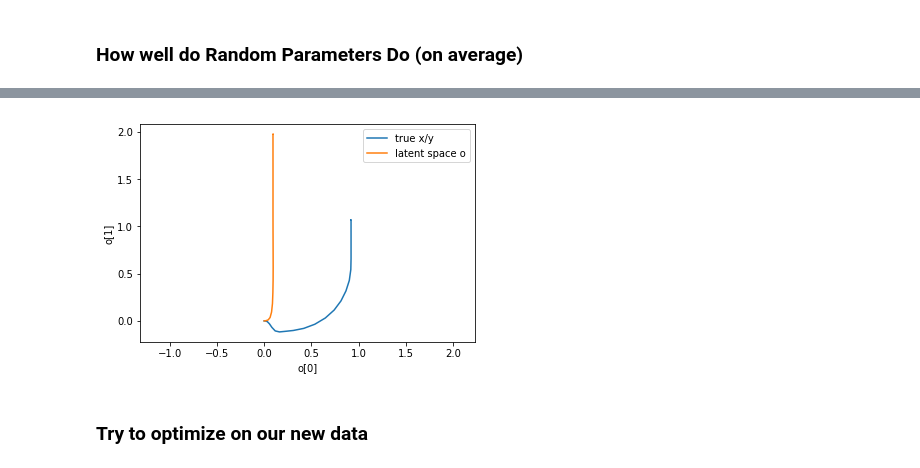
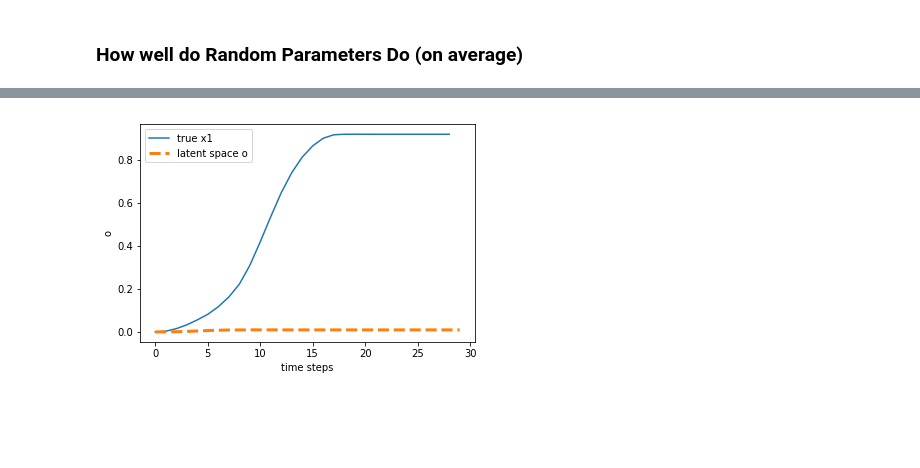
Before and after one commit to PeterMitrano/notebooks, a Jupyter notebook: hard_problem_optimization.ipynb, the cells around one changed output, grey strips where cells are left out. Cells and saved outputs as stored; diff of their text form; code cells hidden in the pictures; blank space fills up the shorter version.

Commit message:
refactor to code and test on hard problem
 - cost diverged rapidly sometimes
 - very sensitive to how the parameters are initialized

```diff
--- a/hard_problem_optimization.ipynb
+++ b/hard_problem_optimization.ipynb
@@ -22,6 +18,7 @@ from IPython.display import HTML
 Our goal will be denoted as $g$, for now we simply assume its defined in the full state space
 # %%
 g = np.array([[5], [0], [6], [0]])
+dt = 0.01
 # %% [markdown]
 # Load Gazebo Data
 # %%
@@ -69,5 +51,6 @@ It won't work nearly as well as before (in the pos-x gazebo experiment it scored
 # %%
-old_gz_model = tpo.LinearStateSpaceModelWithQuadraticCost(N=4, M=1, L=2)
-old_gz_model.from_params([1, 0, 0, 0, 0, 0.1, 0, 1])
-print("Objective Cost/Loss:", tpo.latent_prediction_objective(old_gz_model, g, drag_data))
+x_model = tpo.LinearStateSpaceModelWithQuadraticCost(N=4, M=1, L=2)
+x_model.from_params([1, 0, 0, 0, 0, 1, 0, 1])
+BOLD("X Model Loss:")
+x_eval = tpo.eval_model(x_model, drag_data, g, dt, print_model=False)
 # %% [output]
@@ -96,12 +66,5 @@ for u in actions:
-# %%
-states = [d[0] for d in drag_data]
-plt.plot([s[0,0] for s in states], [s[1,0] for s in states], label='true x/y')
-plt.plot([o[0] for o in o_s], [o[1] for o in o_s], label='latent space o')
-plt.xlabel("o[0]")
-plt.ylabel("o[1]")
-plt.axis("equal")
-plt.legend();
-# %% [output]
-[figure, removed]
-# %% [markdown]
-### Try to optimize on our new data
+# %%
+s0 = np.array([[0], [0], [1], [0]])
+tpo.plot_x_rollout(x_model, drag_data, dt, s0, g);
+# %% [output]
+[figure, added]
```
Also changed, not shown: parts of 28 cells of this notebook, 1 other file.
